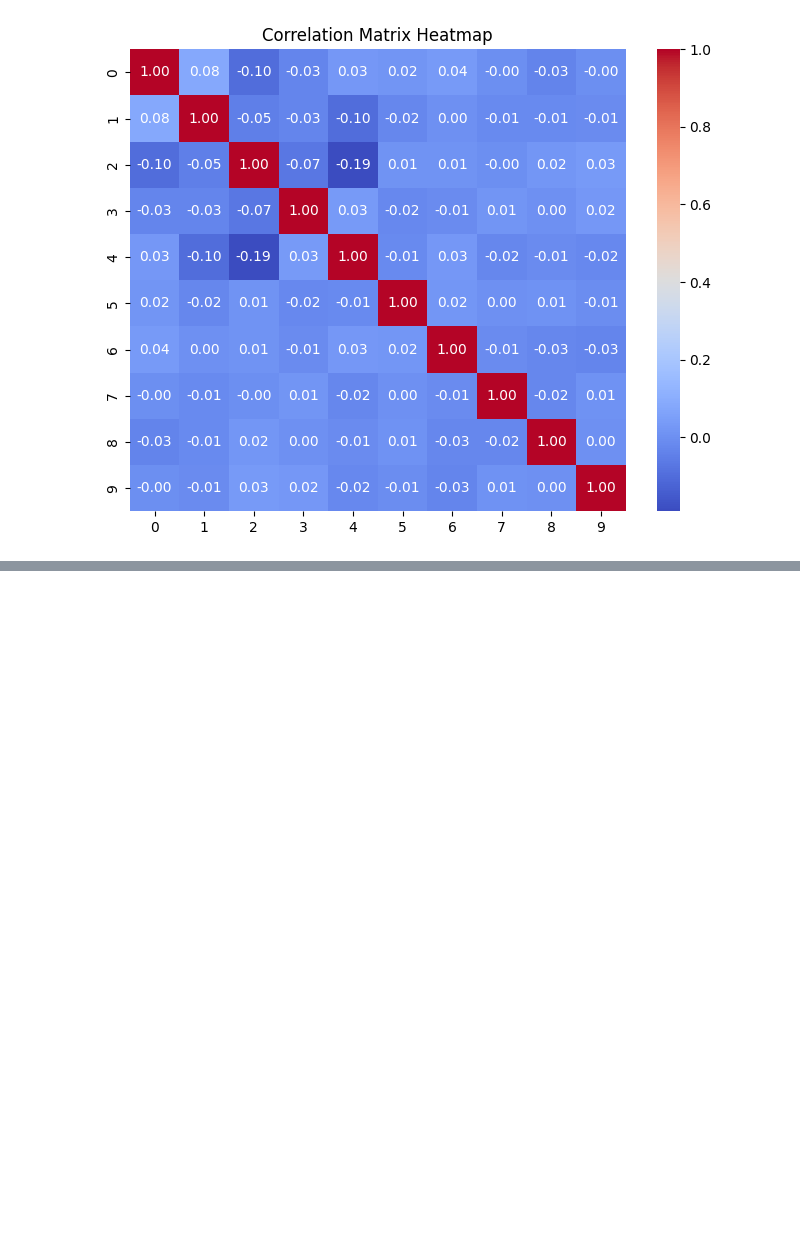
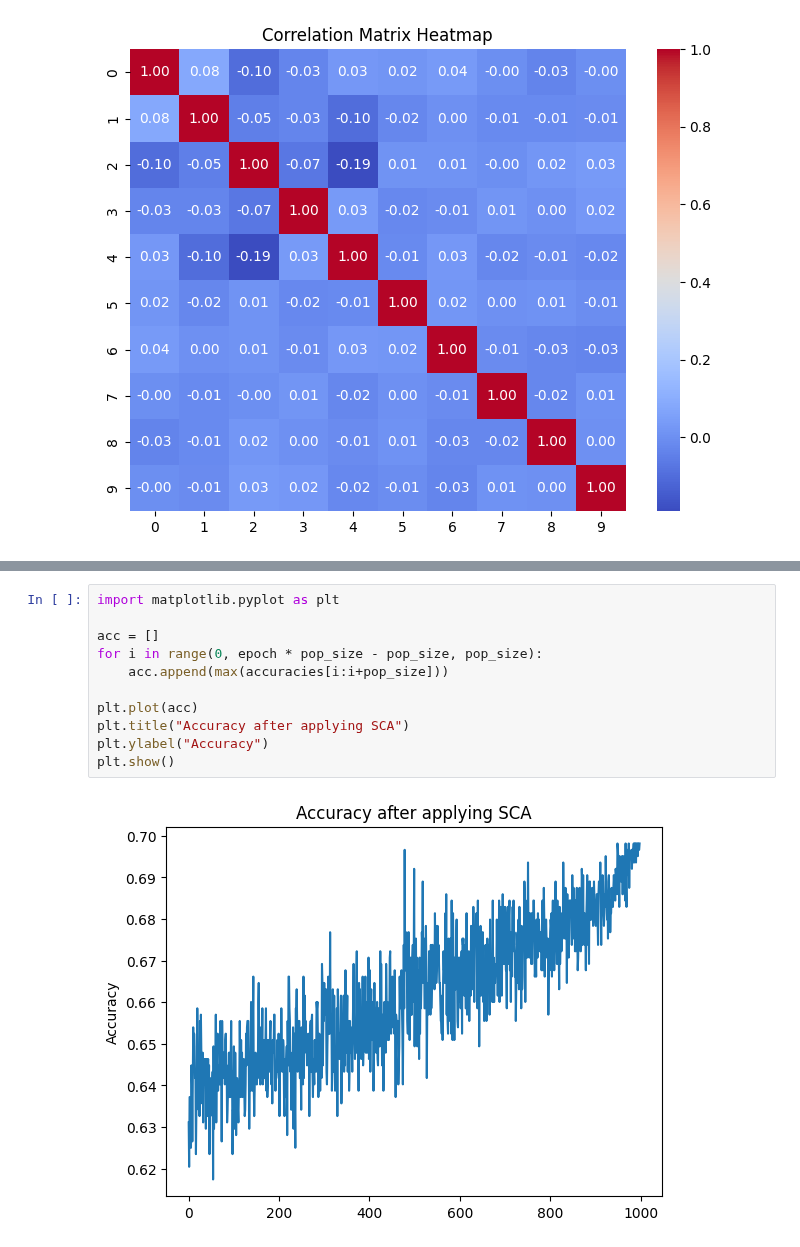
Before and after one commit to Amirmadjour/tab_de_codage, a Jupyter notebook: and_tp1_presentation.ipynb, the cells around one changed output, grey strips where cells are left out. Drawn from its saved outputs; the diff is of its cells as text; blank space fills up the shorter version.

```diff
--- a/and_tp1_presentation.ipynb
+++ b/and_tp1_presentation.ipynb
@@ -400,0 +667,13 @@ plt.show()
+# %%
+import matplotlib.pyplot as plt
+
+acc = []
+for i in range(0, epoch * pop_size - pop_size, pop_size):
+    acc.append(max(accuracies[i:i+pop_size]))
+
+plt.plot(acc)
+plt.title("Accuracy after applying SCA")
+plt.ylabel("Accuracy")
+plt.show()
+# %% [output]
+[figure, added]
```
Also changed, not shown: parts of 9 cells of this notebook.
